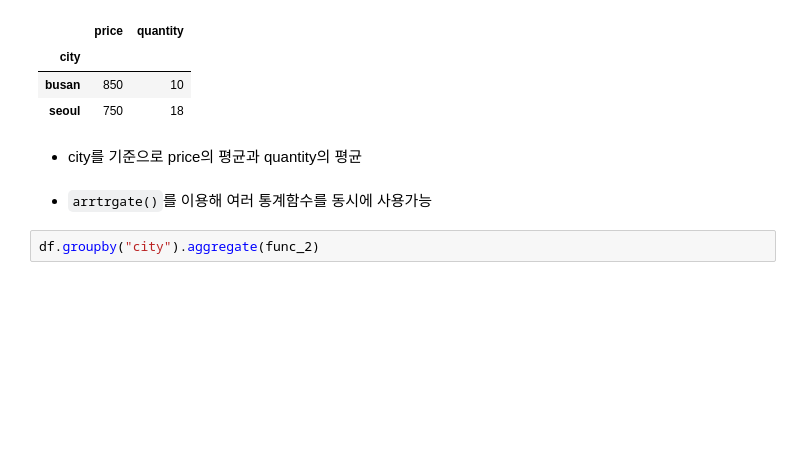
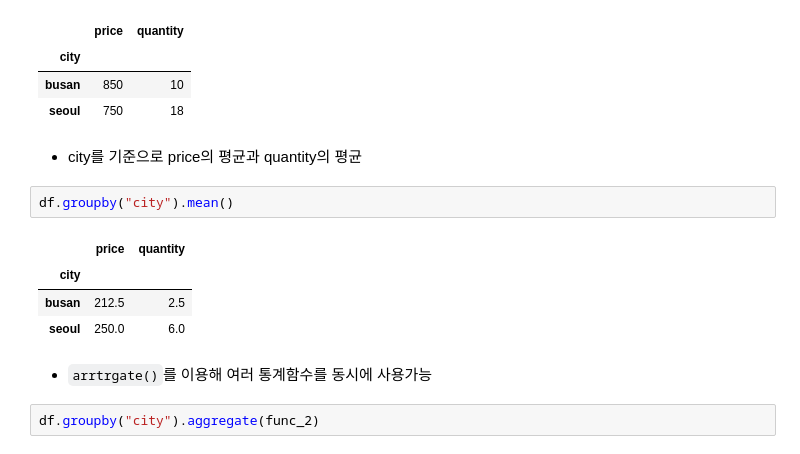
Before and after one commit to heojeongyun/TIL, a Jupyter notebook: pandas_basics_2(student).ipynb, the cells around one changed output. Saved outputs shown, nothing was run; the diff lists cells and outputs as text; blank space fills up the shorter version.

```diff
--- a/pandas_basics_2(student).ipynb
+++ b/pandas_basics_2(student).ipynb
@@ -774,6 +789,13 @@ df.groupby("city").sum()
 | seoul | 750 | 18 |
 # %% [markdown]
 - city를 기준으로 price의 평균과 quantity의 평균
+# %%
+df.groupby("city").mean()
+# %% [output]
+|  | price | quantity |
+| city |  |  |
+| busan | 212.5 | 2.5 |
+| seoul | 250.0 | 6.0 |
 # %% [markdown]
 - `arrtrgate()`를 이용해 여러 통계함수를 동시에 사용가능
 # %%
```
Also changed, not shown: parts of 13 cells of this notebook, 7 other files.
